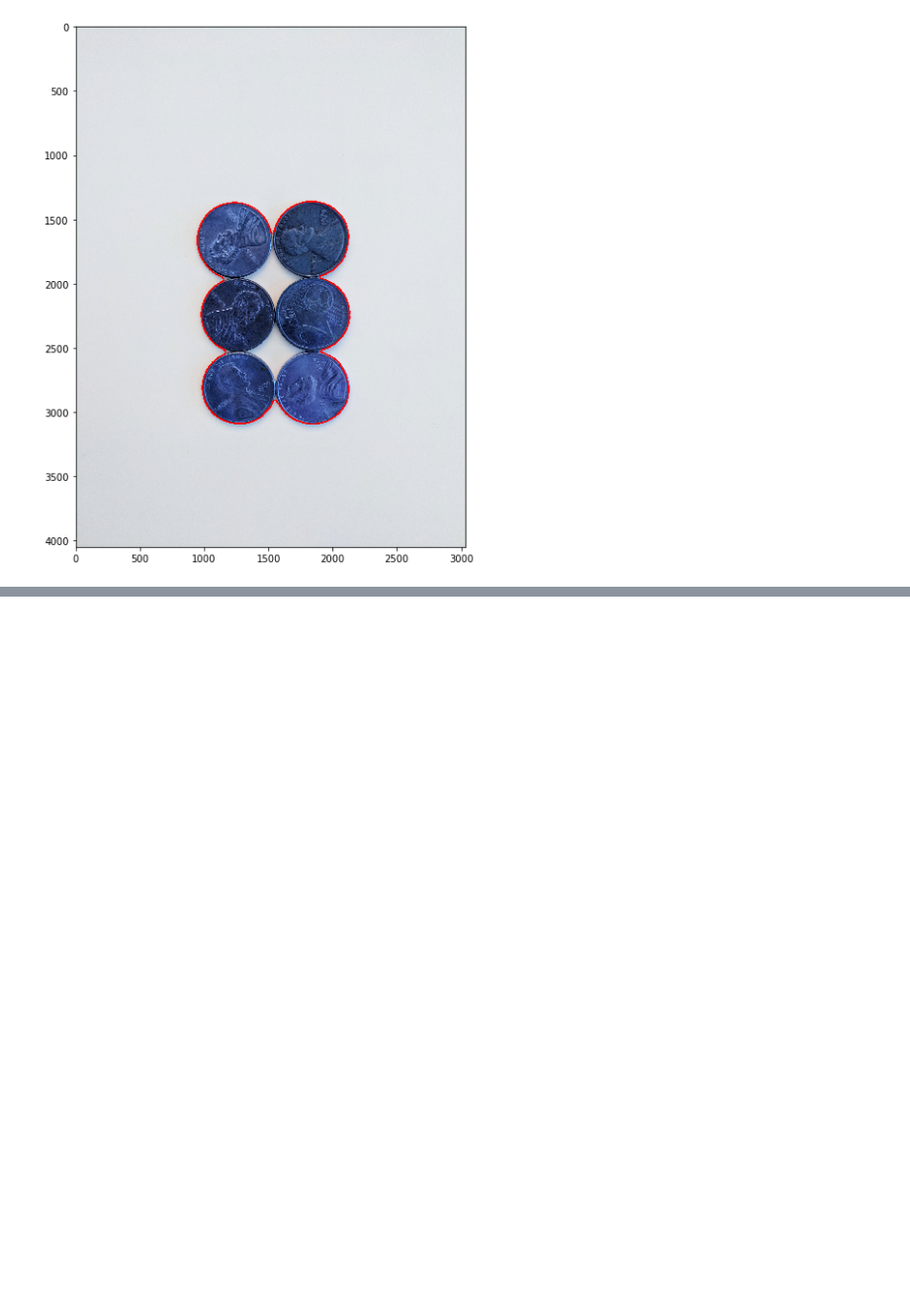
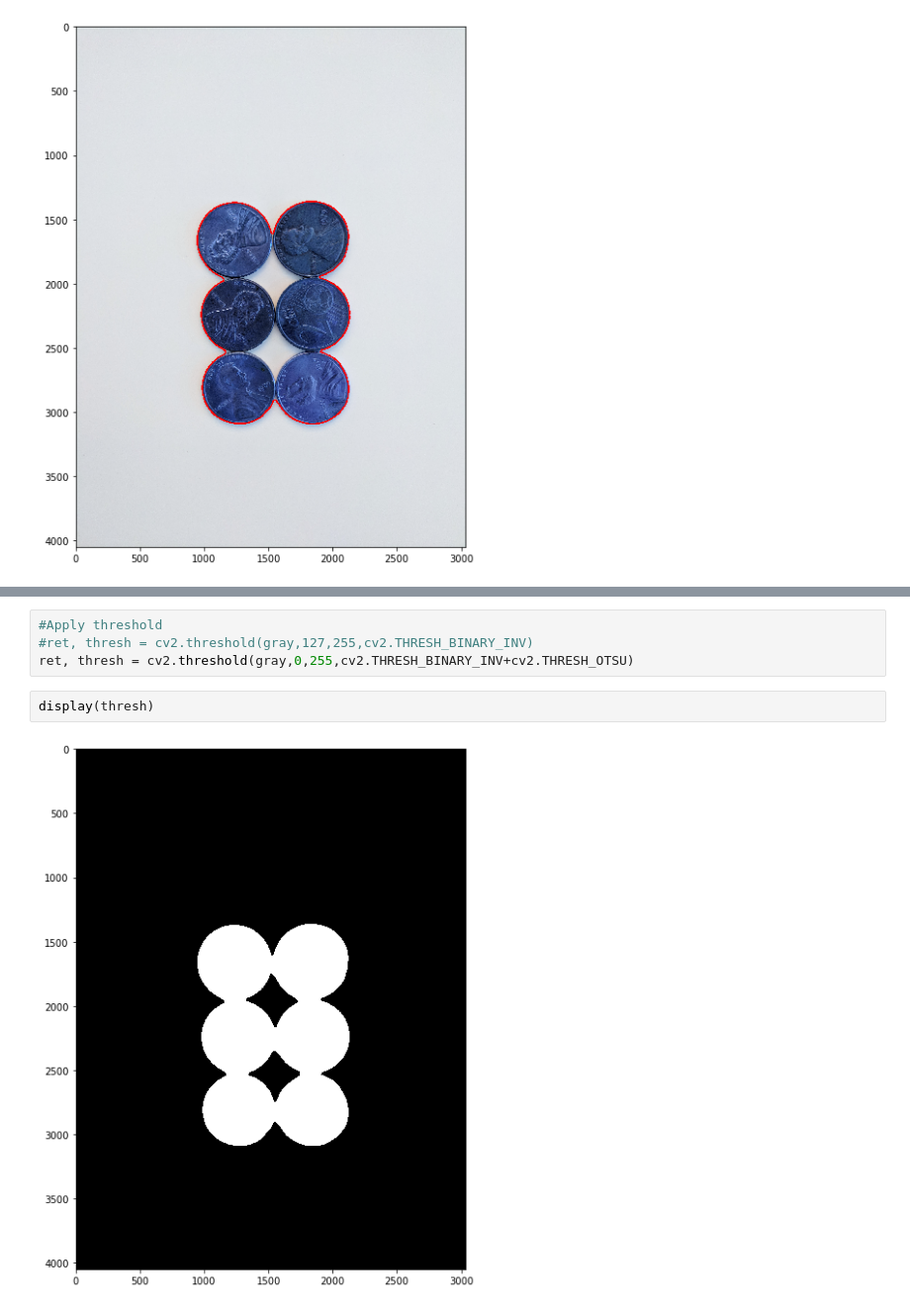
Before and after one commit to plamk/Computer-Vision-with-Python-Udemy, a Jupyter notebook: My-Solutions/S04-Object-Detection/50-watershed-algorithm.ipynb, the cells around one changed output, grey strips where cells are left out. Shown at 99% size. Drawn from its saved outputs; the diff is of its cells as text; blank space fills up the shorter version.

```diff
--- a/My-Solutions/S04-Object-Detection/50-watershed-algorithm.ipynb
+++ b/My-Solutions/S04-Object-Detection/50-watershed-algorithm.ipynb
@@ -51,0 +69,8 @@ display(sep_coins)
+# %%
+#Apply threshold
+#ret, thresh = cv2.threshold(gray,127,255,cv2.THRESH_BINARY_INV)
+ret, thresh = cv2.threshold(gray,0,255,cv2.THRESH_BINARY_INV+cv2.THRESH_OTSU)
+# %%
+display(thresh)
+# %% [output]
+[figure, added]
```
Also changed, not shown: parts of 28 cells of this notebook.
